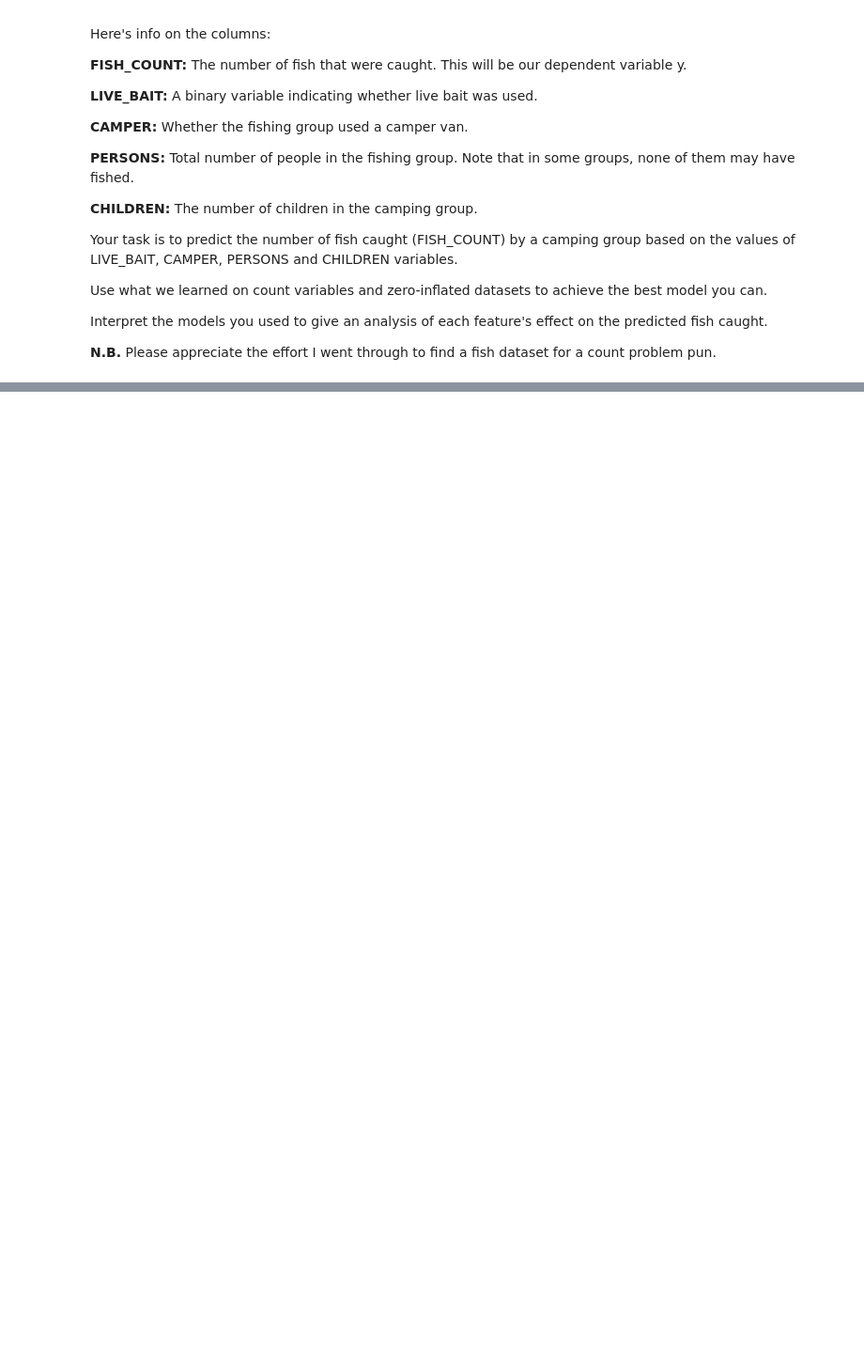
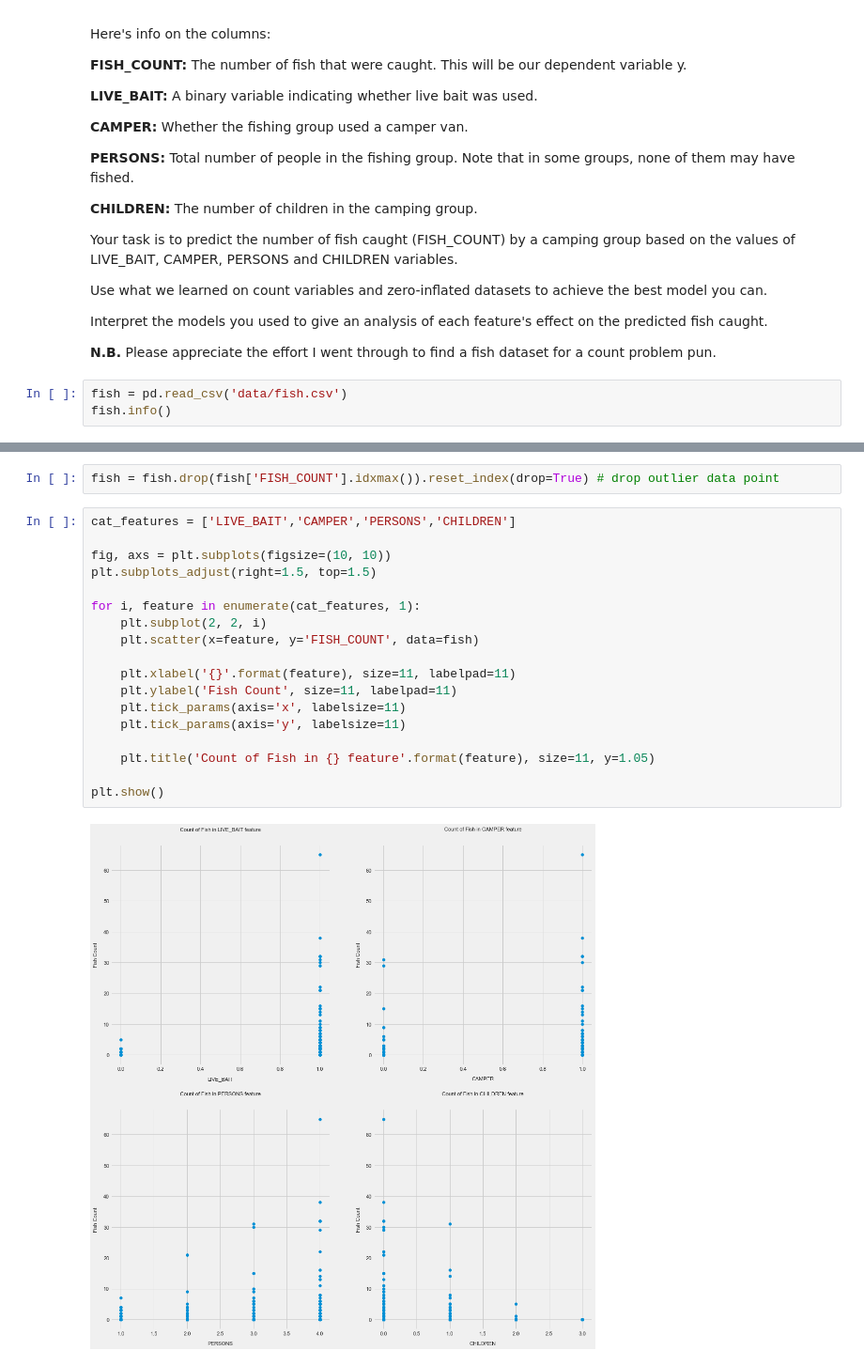
Before and after one commit to cb-ds-1/3-7-glm, a Jupyter notebook: workshop.ipynb, the cells around one changed output, grey strips where cells are left out. Shown at 94% size. Drawn from its saved outputs; the diff is of its cells as text; blank space fills up the shorter version.

```diff
--- a/workshop.ipynb
+++ b/workshop.ipynb
@@ -63,3 +242,6 @@ Use what we learned on count variables and zero-inflated datasets to achieve the
 Interpret the models you used to give an analysis of each feature's effect on the predicted fish caught.
 
 **N.B.** Please appreciate the effort I went through to find a fish dataset for a count problem pun.
+# %%
+fish = pd.read_csv('data/fish.csv')
+fish.info()
@@ -65,0 +285,22 @@ Interpret the models you used to give an analysis of each feature's effect on th
+# %%
+fish = fish.drop(fish['FISH_COUNT'].idxmax()).reset_index(drop=True) # drop outlier data point
+# %%
+cat_features = ['LIVE_BAIT','CAMPER','PERSONS','CHILDREN']
+
+fig, axs = plt.subplots(figsize=(10, 10))
+plt.subplots_adjust(right=1.5, top=1.5)
+
+for i, feature in enumerate(cat_features, 1):
+    plt.subplot(2, 2, i)
+    plt.scatter(x=feature, y='FISH_COUNT', data=fish)
+
+    plt.xlabel('{}'.format(feature), size=11, labelpad=11)
+    plt.ylabel('Fish Count', size=11, labelpad=11)
+    plt.tick_params(axis='x', labelsize=11)
+    plt.tick_params(axis='y', labelsize=11)
+
+    plt.title('Count of Fish in {} feature'.format(feature), size=11, y=1.05)
+
+plt.show()
+# %% [output]
+[figure, added]
```
Also changed, not shown: parts of 29 cells of this notebook.
